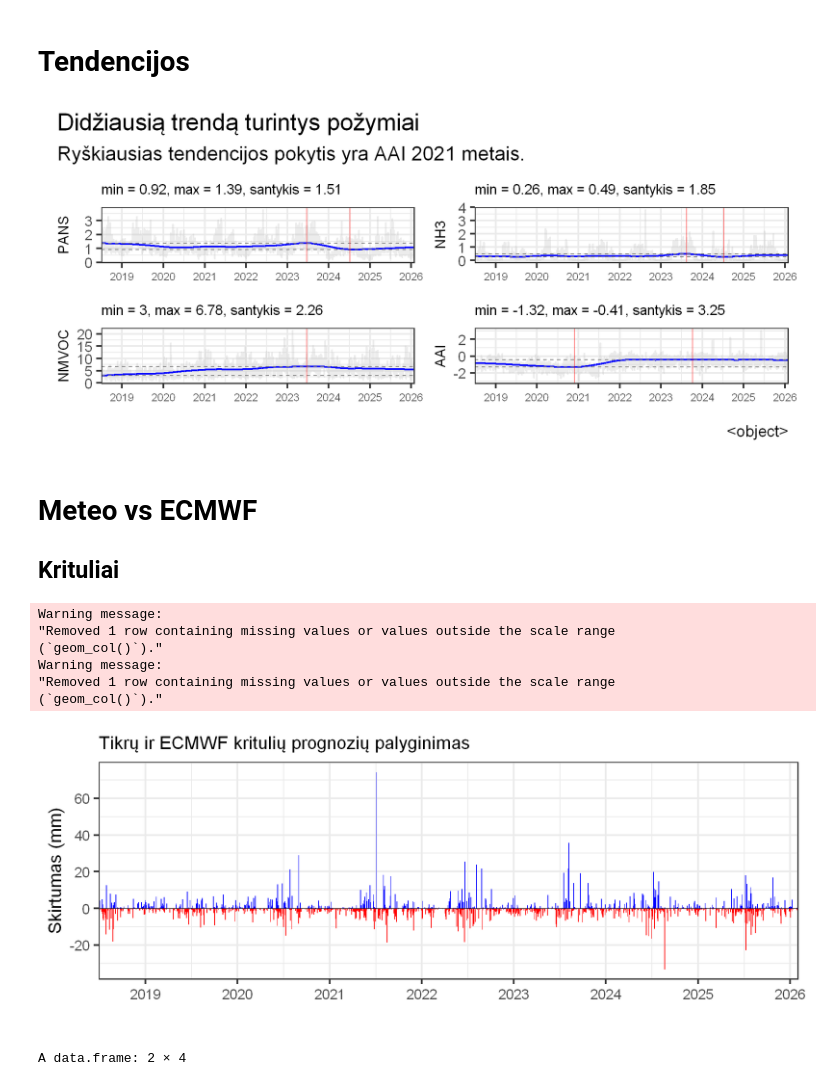
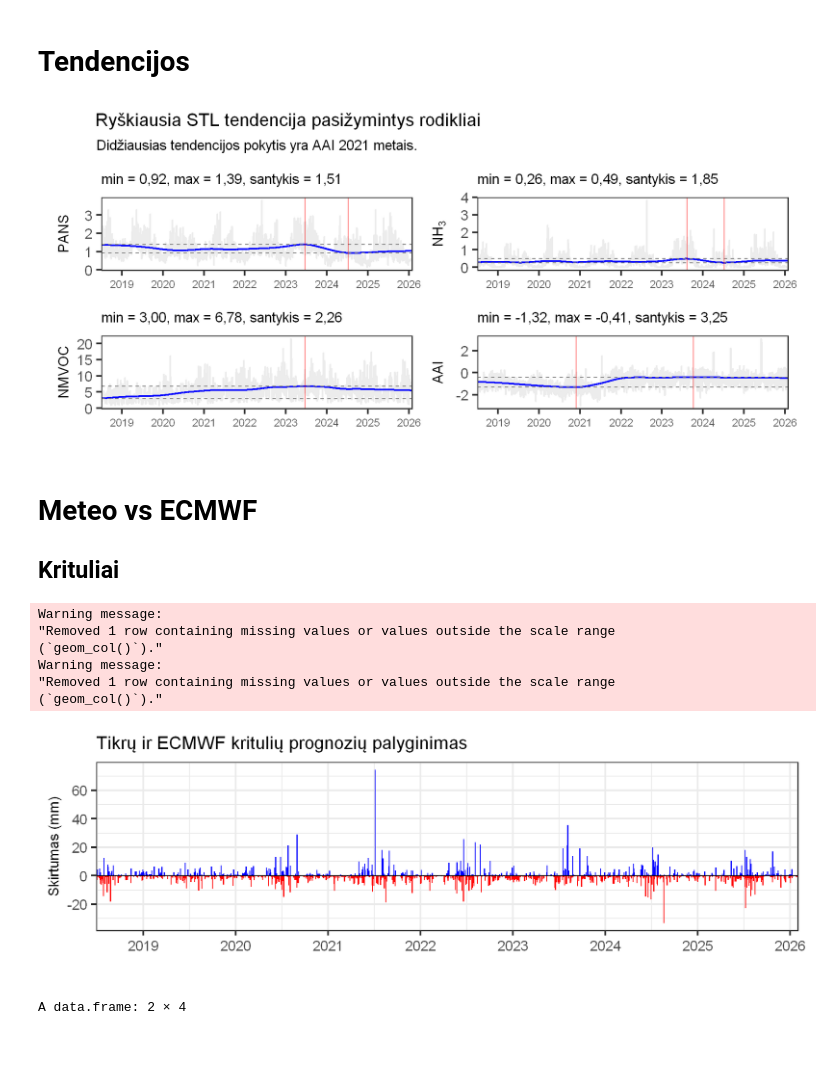
Before and after one commit to rugcer04/Duomenu_mokslo_projektas, a Jupyter notebook: code/R/EDA/Tendency_and_seasonality.ipynb, the cells around one changed output. Cells and saved outputs as stored; diff of their text form; code cells hidden in the pictures; blank space fills up the shorter version.

```diff
--- a/code/R/EDA/Tendency_and_seasonality.ipynb
+++ b/code/R/EDA/Tendency_and_seasonality.ipynb
@@ -293,7 +293,15 @@ season_rolling_sd_plot <- function(data, var_name, top_name = FALSE, y_scale = F
   geom_line(color = "red", linewidth = 0.3) +
   geom_ribbon(aes(ymin = mean_no2 - sd_no2, ymax = mean_no2 + sd_no2), alpha = 0.2) +
   scale_x_date(date_labels = "%m", date_breaks = "1 month", expand = expansion(mult = 0, add = 0) ) +
-  theme_bw() +
+  scale_y_continuous(
+  labels = function(x) {
+    scientific <- scales::scientific_format(digits = 2)(x)
+    scientific <- gsub("e", " %*% 10^", scientific)
+    scientific <- gsub("\\+", "", scientific)
+    parse(text = scientific)
+  }
+) +
+theme_bw() +
   theme(axis.title.y = element_text(size = 6),
         axis.title.x = element_text(size = 8),
         legend.position = c(0.98, 0.98),
@@ -303,7 +311,7 @@ season_rolling_sd_plot <- function(data, var_name, top_name = FALSE, y_scale = F
         legend.direction = "horizontal",
         legend.margin = margin(0, 0, 0, 0),
         legend.box.margin = margin(0, 0, 0, 0),
-        plot.title = element_text(size = 8),
+        plot.title = element_text(size = 8, margin = margin(t = 2, b = 0)),
         plot.subtitle = element_text(size = 8),
         legend.text = element_text(size = 8),
         legend.key.size = unit(0.3, "cm"),
@@ -694,6 +707,8 @@ seasonal_summary <- data |>
   mutate(O3_CV = avg_Error / avg_O3)
 
 CV_values <- seasonal_summary$O3_CV |> round(2)
+fmt <- function(x) gsub("\\.", ",", sprintf("%.2f", x))
+CV_values <- fmt(seasonal_summary$O3_CV)
 
 p_O3_error_avg <- df_O3_plot |>
   ggplot(aes(x = time, y = O3_centered)) +
@@ -711,7 +726,7 @@ p_O3_error_avg <- df_O3_plot |>
         axis.text.y = element_blank(),
         axis.ticks.y = element_blank(),
         axis.text.x = element_text(size = 8)) +
-  labs(y = "Centruota paklaida",
+  labs(y = "Centruota\npaklaida",
        x = "Metai",
        subtitle = paste("CV: Q1=", CV_values[1],
                         ", Q2=", CV_values[2],
@@ -761,6 +776,14 @@ plot_trend_line <- function(data, var, name) {
     ratio = min / max
   }
 
+  if (startsWith(name, "$")) {
+    y_lab <- parse(text = gsub("\\$", "", name))
+  } else {
+    y_lab <- name
+  }
+
+  fmt <- function(x) gsub("\\.", ",", sprintf("%.2f", x))
+
   p <- ggplot(data, aes(x = time)) +
     geom_line(aes(y = .data[[var]]), alpha = 0.3, color = "gray") +
     geom_line(data = trend_data, aes(x = time, y = trend), color = "blue", linewidth = 0.5) +
@@ -770,8 +793,8 @@ plot_trend_line <- function(data, var, name) {
     geom_vline(xintercept = max_date, linewidth = 0.3, color = 'red', alpha = 0.5) +
     scale_x_date(date_labels = "%Y", date_breaks = "1 year", expand = expansion(mult = 0, add = 0) ) +
     theme_bw() +
-    labs(y = name, x = NULL,
-    subtitle = paste('min = ', round(min, 2), ', max = ', round(max, 2), ', santykis = ', round(ratio, 2), sep = '')) +
+    labs(y = y_lab, x = NULL,
+    subtitle = paste('min = ',fmt(min), ', max = ', fmt(max), ', santykis = ', fmt(ratio), sep = '')) +
     theme(axis.title.y = element_text(size = 8),
         axis.title.x = element_text(size = 8),
         legend.position = c(0.98, 0.98),
@@ -786,7 +809,8 @@ plot_trend_line <- function(data, var, name) {
         legend.text = element_text(size = 8),
         legend.key.size = unit(0.3, "cm"),
         axis.text.x = element_text(size = 6),
-        axis.text.y = element_text(size = 8))
+        axis.text.y = element_text(size = 8),
+        panel.grid = element_blank())
 
   return(p)
 }
@@ -798,12 +822,18 @@ p_trend_of_aai <- plot_trend_line(data, "absorbing_aerosol_index", "AAI")
 # %%
 options(repr.plot.width = 6, repr.plot.height = 2.7, repr.plot.res = 300)
 
-gg_tendecy_plot <- (p_trend_of_pans / p_trend_of_nmvoc | p_trend_of_nh3 / p_trend_of_aai) + plot_annotation(
-  title = 'Didžiausią trendą turintys požymiai',
-  subtitle = 'Ryškiausias tendencijos pokytis yra AAI 2021 metais.',
-  theme(plot.title = element_text(size = 10, hjust = 0.1),
-plot.subtitle = element_text(size = 8, hjust = 0.14))
-)
+gg_tendecy_plot <- (
+  p_trend_of_pans / p_trend_of_nmvoc |
+  p_trend_of_nh3 / p_trend_of_aai
+) +
+  plot_annotation(
+    title = 'Ryškiausia STL tendencija pasižymintys rodikliai',
+    subtitle = 'Didžiausias tendencijos pokytis yra AAI 2021 metais.',
+    theme = theme(
+      plot.title = element_text(size = 10, hjust = 0.11),
+      plot.subtitle = element_text(size = 8, hjust = 0.095)
+    )
+  )
 
 gg_tendecy_plot
 
@@ -811,7 +841,7 @@ ggsave(filename = "gg_tendecy_plot.png", width = 6,
   height = 2.7, units = "in",
   dpi = 300)
 # %% [output]
-[figure, old version]
+[figure, new version]
 # %% [markdown]
 # Meteo vs ECMWF
 
@@ -827,44 +857,44 @@ plot_data <- plot_data |>
   )
 
 p_tp_vs_tp <- ggplot(plot_data, aes(x = time, y = diff)) +
-  geom_col(aes(fill = direction), width = 3) +
-  geom_hline(yintercept = 0, color = "black", linewidth = 0.2) +
+  geom_col(aes(fill = direction), width = 4.1) +
+  geom_hline(yintercept = 0, color = "black", linewidth = 0.18) +
   scale_fill_manual(values = c("Virš" = "red", "Po" = "blue")) +
   scale_x_date(date_labels = "%Y", date_breaks = "1 year", expand = expansion(mult = 0, add = 0) ) +
   theme_bw() +
-  theme(axis.title.y = element_text(size = 10),
-        axis.title.x = element_text(size = 10),
+  theme(axis.title.y = element_text(size = 8),
+        axis.title.x = element_text(size = 8),
         legend.position = 'none',
         legend.justification = c("right", "top"),
         legend.background = element_rect(fill = "white", color = "black", linewidth = 0.1),
         legend.box = "horizontal",
         legend.direction = "horizontal",
-        legend.margin = margin(2, 2, 2, 2),
+        legend.margin = margin(1, 2, 1, 2),
         legend.box.margin = margin(0, 0, 0, 0),
         plot.title = element_text(size = 10),
         plot.subtitle = element_text(size = 8),
         legend.text = element_text(size = 8),
         legend.key.size = unit(0.3, "cm"),
         axis.text.x = element_text(size = 8),
         axis.text.y = element_text(size = 8)) +
   labs(title = "Tikrų ir ECMWF kritulių prognozių palyginimas",
   y = "Skirtumas (mm)", x = "")
 
 
-options(repr.plot.width = 6, repr.plot.height = 2.4)
+options(repr.plot.width = 6, repr.plot.height = 2)
 p_tp_vs_tp
 
 ggsave(filename = "p_tp_vs_tp.png", width = 6,
-  height = 2.4, units = "in",
+  height = 2, units = "in",
   dpi = 300)
 # %% [output]
 Warning message:
 "Removed 1 row containing missing values or values outside the scale range
 (`geom_col()`)."
 Warning message:
 "Removed 1 row containing missing values or values outside the scale range
 (`geom_col()`)."
-[figure, old version]
+[figure, new version]
 # %%
 plot_data |> filter(diff > 40 | diff < -25) |> select(missforest_precipitation, tp_lag, diff, time)
 # %% [output]
```
Also changed, not shown: parts of 11 cells of this notebook, 6 other files.
